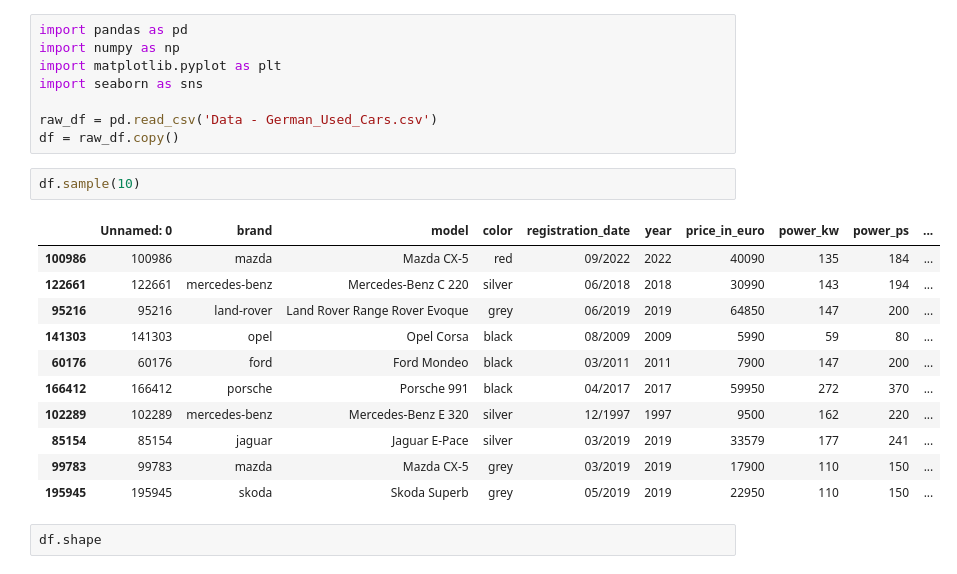
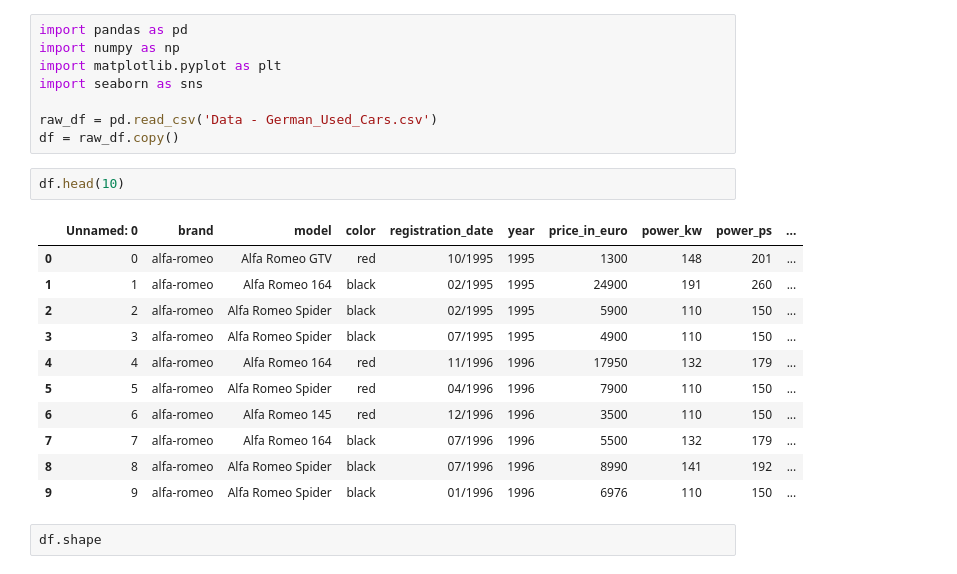
Before and after one commit to orestiskitsaras/german_used_cars, a Jupyter notebook: German_Used_Cars.ipynb, the cells around one changed output. Cells and saved outputs as stored; diff of their text form.

```diff
--- a/German_Used_Cars.ipynb
+++ b/German_Used_Cars.ipynb
@@ -13,19 +13,19 @@ import seaborn as sns
 raw_df = pd.read_csv('Data - German_Used_Cars.csv')
 df = raw_df.copy()
 # %%
-df.sample(10)
+df.head(10)
 # %% [output]
 |  | Unnamed: 0 | brand | model | color | registration_date | year | price_in_euro | power_kw | power_ps | ... |
-| 100986 | 100986 | mazda | Mazda CX-5 | red | 09/2022 | 2022 | 40090 | 135 | 184 | ... |
-| 122661 | 122661 | mercedes-benz | Mercedes-Benz C 220 | silver | 06/2018 | 2018 | 30990 | 143 | 194 | ... |
-| 95216 | 95216 | land-rover | Land Rover Range Rover Evoque | grey | 06/2019 | 2019 | 64850 | 147 | 200 | ... |
-| 141303 | 141303 | opel | Opel Corsa | black | 08/2009 | 2009 | 5990 | 59 | 80 | ... |
-| 60176 | 60176 | ford | Ford Mondeo | black | 03/2011 | 2011 | 7900 | 147 | 200 | ... |
-| 166412 | 166412 | porsche | Porsche 991 | black | 04/2017 | 2017 | 59950 | 272 | 370 | ... |
-| 102289 | 102289 | mercedes-benz | Mercedes-Benz E 320 | silver | 12/1997 | 1997 | 9500 | 162 | 220 | ... |
-| 85154 | 85154 | jaguar | Jaguar E-Pace | silver | 03/2019 | 2019 | 33579 | 177 | 241 | ... |
-| 99783 | 99783 | mazda | Mazda CX-5 | grey | 03/2019 | 2019 | 17900 | 110 | 150 | ... |
-| 195945 | 195945 | skoda | Skoda Superb | grey | 05/2019 | 2019 | 22950 | 110 | 150 | ... |
+| 0 | 0 | alfa-romeo | Alfa Romeo GTV | red | 10/1995 | 1995 | 1300 | 148 | 201 | ... |
+| 1 | 1 | alfa-romeo | Alfa Romeo 164 | black | 02/1995 | 1995 | 24900 | 191 | 260 | ... |
+| 2 | 2 | alfa-romeo | Alfa Romeo Spider | black | 02/1995 | 1995 | 5900 | 110 | 150 | ... |
+| 3 | 3 | alfa-romeo | Alfa Romeo Spider | black | 07/1995 | 1995 | 4900 | 110 | 150 | ... |
+| 4 | 4 | alfa-romeo | Alfa Romeo 164 | red | 11/1996 | 1996 | 17950 | 132 | 179 | ... |
+| 5 | 5 | alfa-romeo | Alfa Romeo Spider | red | 04/1996 | 1996 | 7900 | 110 | 150 | ... |
+| 6 | 6 | alfa-romeo | Alfa Romeo 145 | red | 12/1996 | 1996 | 3500 | 110 | 150 | ... |
+| 7 | 7 | alfa-romeo | Alfa Romeo 164 | black | 07/1996 | 1996 | 5500 | 132 | 179 | ... |
+| 8 | 8 | alfa-romeo | Alfa Romeo Spider | black | 07/1996 | 1996 | 8990 | 141 | 192 | ... |
+| 9 | 9 | alfa-romeo | Alfa Romeo Spider | black | 01/1996 | 1996 | 6976 | 110 | 150 | ... |
 # %%
 df.shape
 # %% [output]
```
Also changed, not shown: parts of 17 cells of this notebook.
